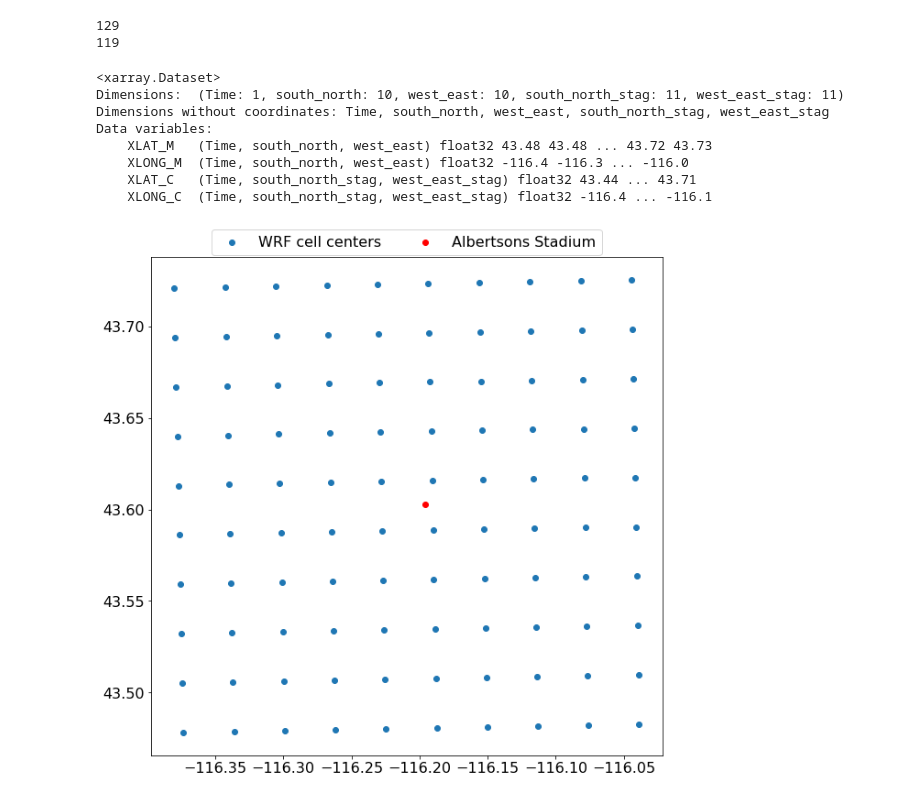
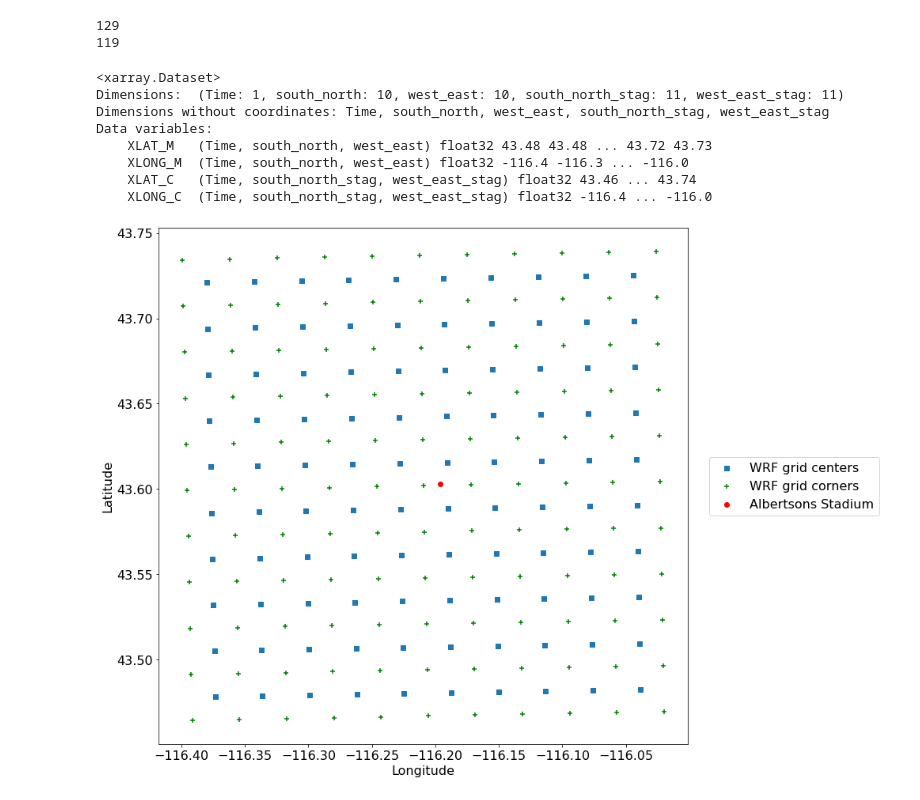
Before and after one commit to LEAF-BoiseState/xRegridHydromet, a Jupyter notebook: CreateWRFtestgrid.ipynb, the cells around one changed output. Saved outputs shown, nothing was run; the diff lists cells and outputs as text; code cells hidden in the pictures.

Commit message:
Update make test grid notebook

```diff
--- a/CreateWRFtestgrid.ipynb
+++ b/CreateWRFtestgrid.ipynb
@@ -46,8 +46,8 @@ print(yloc)
 # %%
 da_xlatm_test = ds_grid['XLAT_M'].sel(south_north=slice(yloc-5,yloc+5),west_east=slice(xloc-5,xloc+5))
 da_xlongm_test = ds_grid['XLONG_M'].sel(south_north=slice(yloc-5,yloc+5),west_east=slice(xloc-5,xloc+5))
-da_xlatc_test = ds_grid['XLAT_C'].sel(south_north_stag=slice(yloc-6,yloc+5),west_east_stag=slice(xloc-6,xloc+5))
-da_xlongc_test = ds_grid['XLONG_C'].sel(south_north_stag=slice(yloc-6,yloc+5),west_east_stag=slice(xloc-6,xloc+5))
+da_xlatc_test = ds_grid['XLAT_C'].sel(south_north_stag=slice(yloc-5,yloc+6),west_east_stag=slice(xloc-5,xloc+6))
+da_xlongc_test = ds_grid['XLONG_C'].sel(south_north_stag=slice(yloc-5,yloc+6),west_east_stag=slice(xloc-5,xloc+6))
 # %%
 ds_grid_test = da_xlatm_test.to_dataset()
 ds_grid_test['XLONG_M'] = da_xlongm_test
@@ -61,16 +61,19 @@ Dimensions without coordinates: Time, south_north, west_east, south_north_stag,
 Data variables:
     XLAT_M   (Time, south_north, west_east) float32 43.48 43.48 ... 43.72 43.73
     XLONG_M  (Time, south_north, west_east) float32 -116.4 -116.3 ... -116.0
-    XLAT_C   (Time, south_north_stag, west_east_stag) float32 43.44 ... 43.71
-    XLONG_C  (Time, south_north_stag, west_east_stag) float32 -116.4 ... -116.1
+    XLAT_C   (Time, south_north_stag, west_east_stag) float32 43.46 ... 43.74
+    XLONG_C  (Time, south_north_stag, west_east_stag) float32 -116.4 ... -116.0
 # %%
 ds_grid_test.to_netcdf('./tests/testdest/testdestgrid.nc')
 # %%
-plt.figure(figsize=(10,10))
+plt.figure(figsize=(12,12))
 plt.rcParams.update({'font.size': 16})
-plt.scatter(ds_grid_test.XLONG_M.values,ds_grid_test.XLAT_M.values,label='WRF grid centers')
+plt.scatter(ds_grid_test.XLONG_M.values,ds_grid_test.XLAT_M.values,label='WRF grid centers',marker='s')
+plt.scatter(ds_grid_test.XLONG_C.values,ds_grid_test.XLAT_C.values,label='WRF grid corners',marker='+',color='g')
 plt.scatter(lon,lat, color='r',label='Albertsons Stadium')
-plt.legend(bbox_to_anchor=(0.5, 1.03), loc='center', ncol=2)
+plt.legend(bbox_to_anchor=(1.2, 0.5), loc='center', ncol=1)
+plt.xlabel('Longitude')
+plt.ylabel('Latitude')
 plt.show()
 # %% [output]
-[figure, old version]
+[figure, new version]
```
Also changed, not shown: 1 other file.
